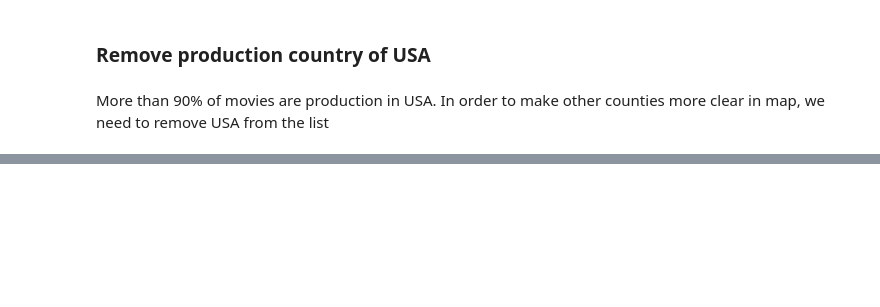
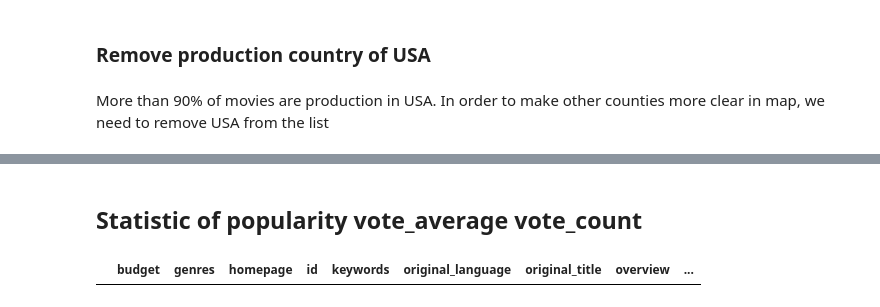
Before and after one commit to johnewong/CZ1115-MovieRevenuePrediction, a Jupyter notebook: Main.ipynb, the cells around one changed output, grey strips where cells are left out. Saved outputs shown, nothing was run; the diff lists cells and outputs as text; code cells hidden in the pictures; blank space fills up the shorter version.

```diff
--- a/Main.ipynb
+++ b/Main.ipynb
@@ -148,7 +146,7 @@ Name: num_movies, dtype: float64
 # %%
 con_df = con_df[con_df['country'] != 'United States of America']
 # %%
-data = [ dict(
+map_data = [ dict(
         type = 'choropleth',
         locations = con_df['country'],
         locationmode = 'country names',
@@ -169,7 +167,7 @@ data = [ dict(
       ) ]
 
 layout = dict(
-    title = 'Production Countries for the Movies (Exclude from US)',
+    title = 'Production Countries for the Movies (Exclude US)',
     geo = dict(
         showframe = False,
         showcoastlines = False,
@@ -179,7 +177,14 @@ layout = dict(
     )
 )
 
-fig = dict( data=data, layout=layout )
+fig = dict( data=map_data, layout=layout )
 py.iplot( fig, validate=False, filename='d3-world-map' )
 # %% [output]
 [interactive output not drawn]
+# %% [markdown]
+## Statistic of popularity vote_average  vote_count
+# %%
+data[data['popularity'] ==np.nan]
+#data['popularity'] = data['popularity'].apply(clean_numeric).astype('float')
+# %% [output]
+|  | budget | genres | homepage | id | keywords | original_language | original_title | overview | ... |
```
Also changed, not shown: parts of 7 cells of this notebook.
